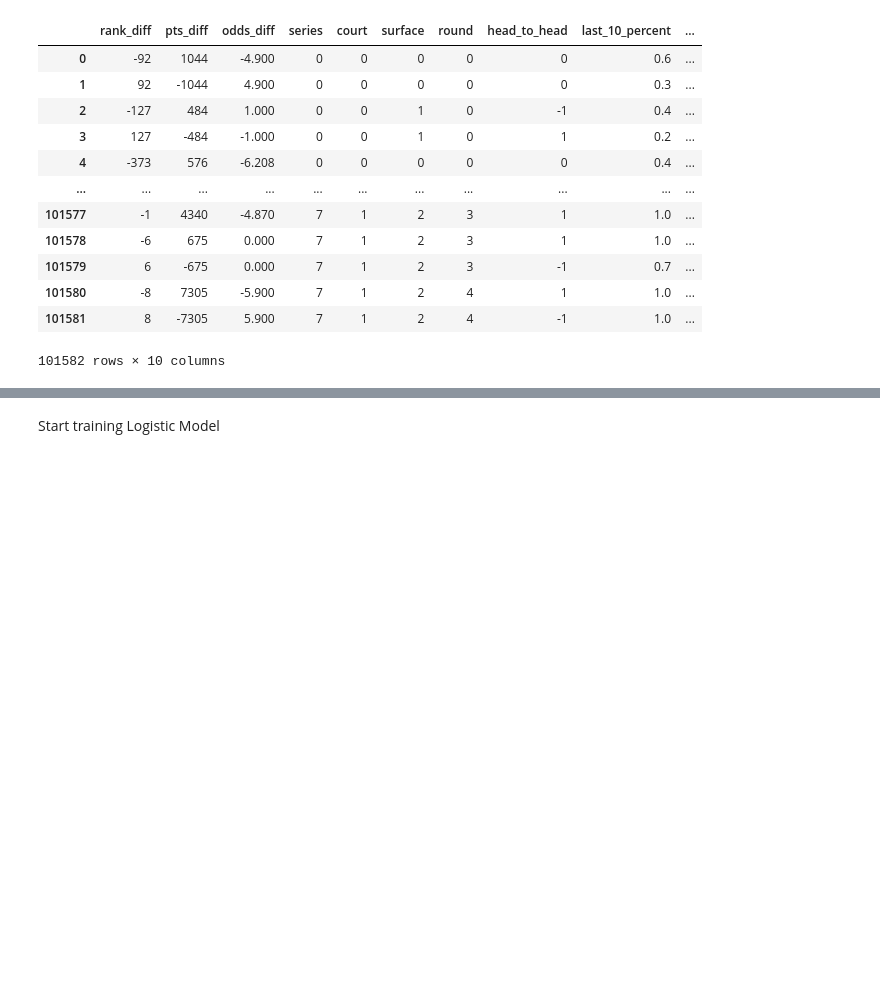
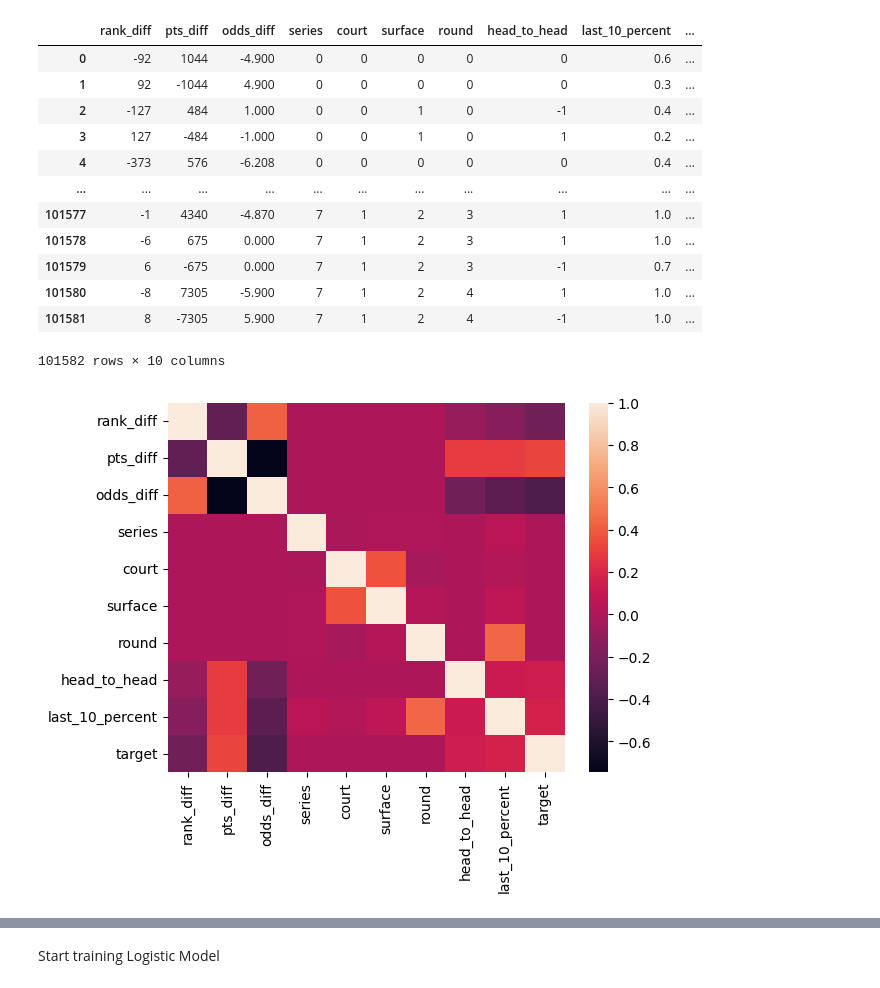
Before and after one commit to Ethan9502/ATP_tennis_analysis, a Jupyter notebook: logistic_regression.ipynb, the cells around one changed output, grey strips where cells are left out. Saved outputs shown, nothing was run; the diff lists cells and outputs as text; code cells hidden in the pictures; blank space fills up the shorter version.

```diff
--- a/logistic_regression.ipynb
+++ b/logistic_regression.ipynb
@@ -176,3 +176,11 @@ mlearn_df
 | 101580 | -8 | 7305 | -5.900 | 7 | 1 | 2 | 4 | 1 | 1.0 | ... |
 | 101581 | 8 | -7305 | 5.900 | 7 | 1 | 2 | 4 | -1 | 1.0 | ... |
 101582 rows × 10 columns
+# %%
+import matplotlib.pyplot as plt
+import seaborn as sns
+
+sns.heatmap(mlearn_df.corr())
+plt.show()
+# %% [output]
+[figure, added]
```
Also changed, not shown: parts of 4 cells of this notebook, 10 other files.
